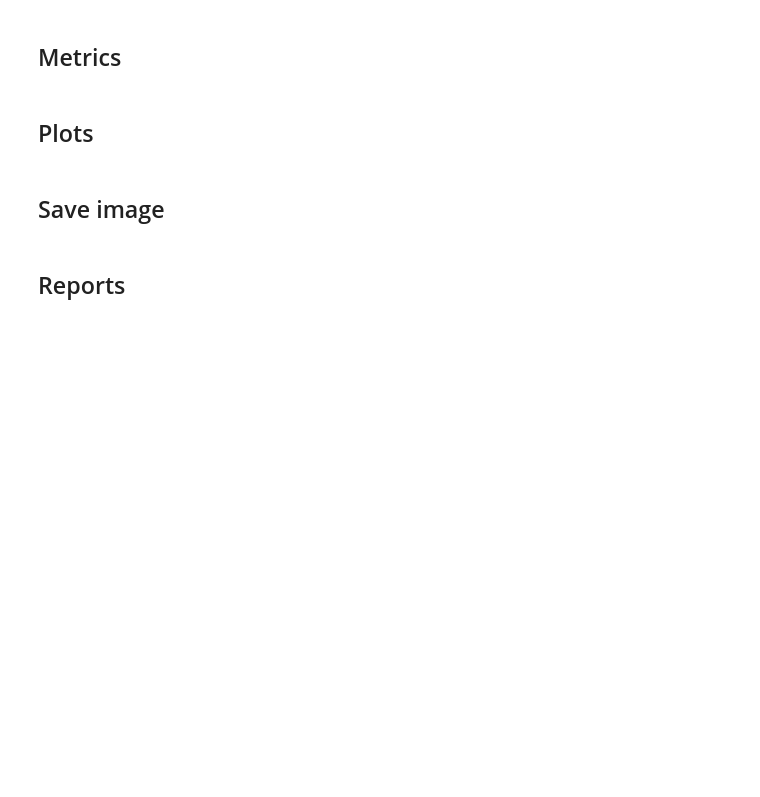
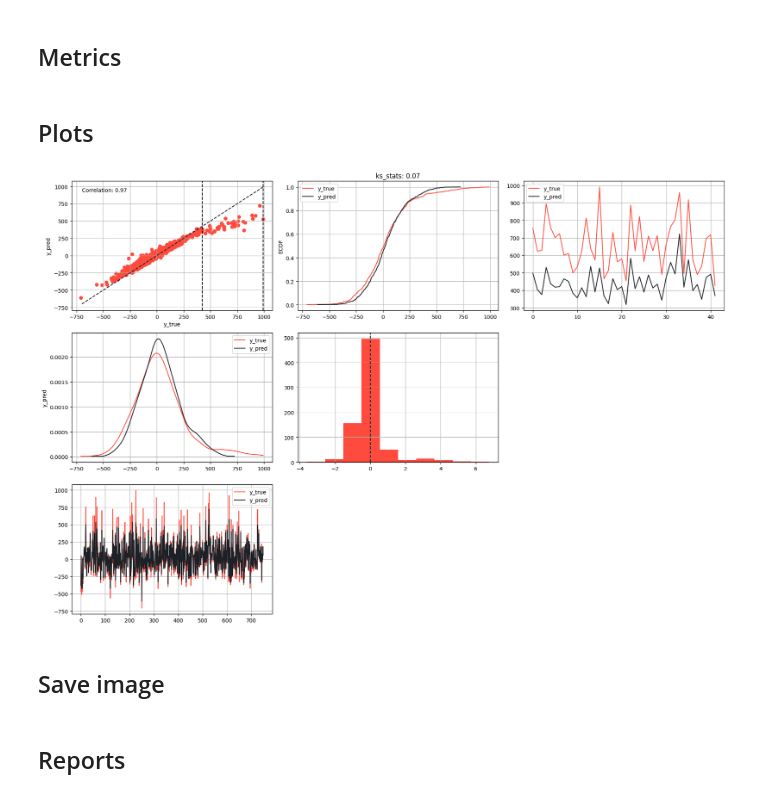
Before and after one commit to Manuelfjr/mlpr, a Jupyter notebook: notebooks/regression/01.ml_regression_examples.ipynb, the cells around one changed output. Cells and saved outputs as stored; diff of their text form; code cells hidden in the pictures; blank space fills up the shorter version.

Commit message:
update: more graphs

```diff
--- a/notebooks/regression/01.ml_regression_examples.ipynb
+++ b/notebooks/regression/01.ml_regression_examples.ipynb
@@ -170,7 +170,7 @@ fig, axs = rp.grid_plot(
     plot_functions=[
         ['graph11', 'graph12', 'graph13'],
         #['', 'graph12', ''],
-        ['graph21', '', 'graph22'],
+        ['graph21', 'graph22'],
         #['', 'graph12', '']
         ['graph23']
     ],
@@ -203,33 +203,35 @@ fig, axs = rp.grid_plot(
         },
         'graph22': {
             "plot": "plot_error_hist",
             "params": {
                 'y_true_col': 'y_true',
                 'y_pred_col': 'y_pred',
                 'linecolor': '#1C2127'
             }
         },
         'graph13': {
             "plot": "plot_fitted",
             "params": {
                 'y_true_col': 'y_true',
                 'y_pred_col': 'y_pred',
                 'condition': (data_train["y_true"] >= 424.5132071505618),
                 'sample_size': None
             }
         },
         'graph23': {
             "plot": "plot_fitted",
             "params": {
                 'y_true_col': 'y_true',
                 'y_pred_col': 'y_pred',
                 'condition': None,
                 'sample_size': None
             }
         },
     },
     show_inline=True
 )
+# %% [output]
+[figure, added]
 # %% [markdown]
 ## Save image
 # %%
```
